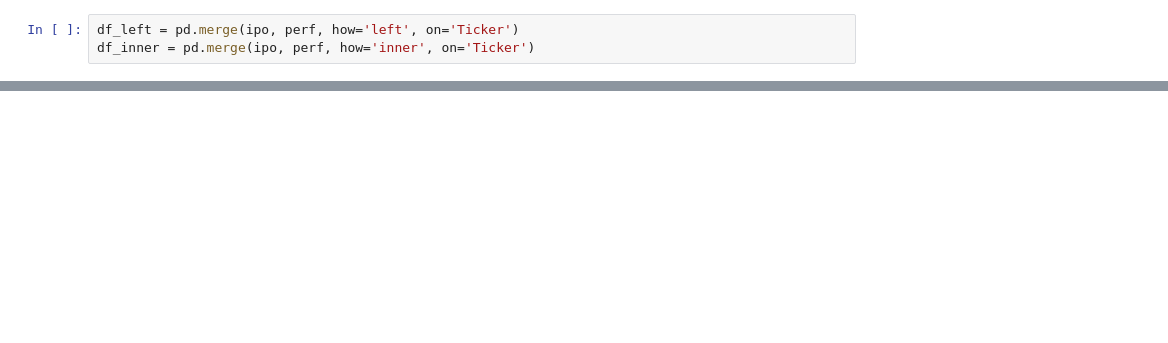
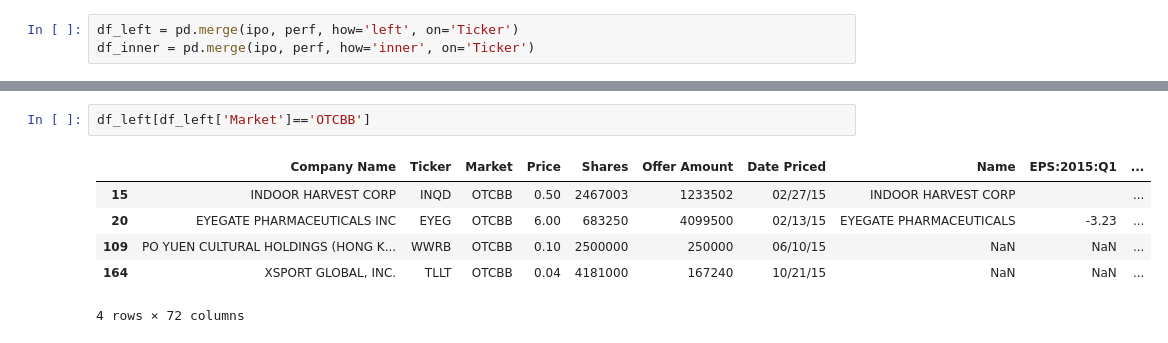
Before and after one commit to Pankick/IS_Project, a Jupyter notebook: Get table.ipynb, the cells around one changed output, grey strips where cells are left out. Cells and saved outputs as stored; diff of their text form; blank space fills up the shorter version.

```diff
--- a/Get table.ipynb
+++ b/Get table.ipynb
@@ -32,0 +98,9 @@ df_left.loc[df_left['Name'].isnull()]
+# %%
+df_left[df_left['Market']=='OTCBB']
+# %% [output]
+|  | Company Name | Ticker | Market | Price | Shares | Offer Amount | Date Priced | Name | EPS:2015:Q1 | ... |
+| 15 | INDOOR HARVEST CORP | INQD | OTCBB | 0.50 | 2467003 | 1233502 | 02/27/15 | INDOOR HARVEST CORP |  | ... |
+| 20 | EYEGATE PHARMACEUTICALS INC | EYEG | OTCBB | 6.00 | 683250 | 4099500 | 02/13/15 | EYEGATE PHARMACEUTICALS | -3.23 | ... |
+| 109 | PO YUEN CULTURAL HOLDINGS (HONG K... | WWRB | OTCBB | 0.10 | 2500000 | 250000 | 06/10/15 | NaN | NaN | ... |
+| 164 | XSPORT GLOBAL, INC. | TLLT | OTCBB | 0.04 | 4181000 | 167240 | 10/21/15 | NaN | NaN | ... |
+4 rows × 72 columns
```
Also changed, not shown: parts of 11 cells of this notebook.
